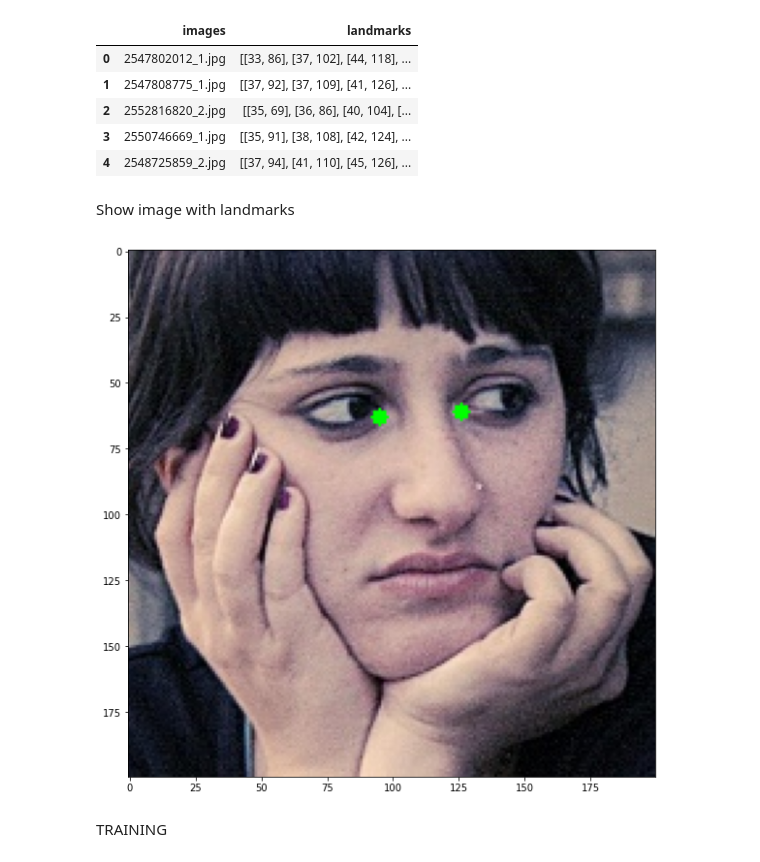
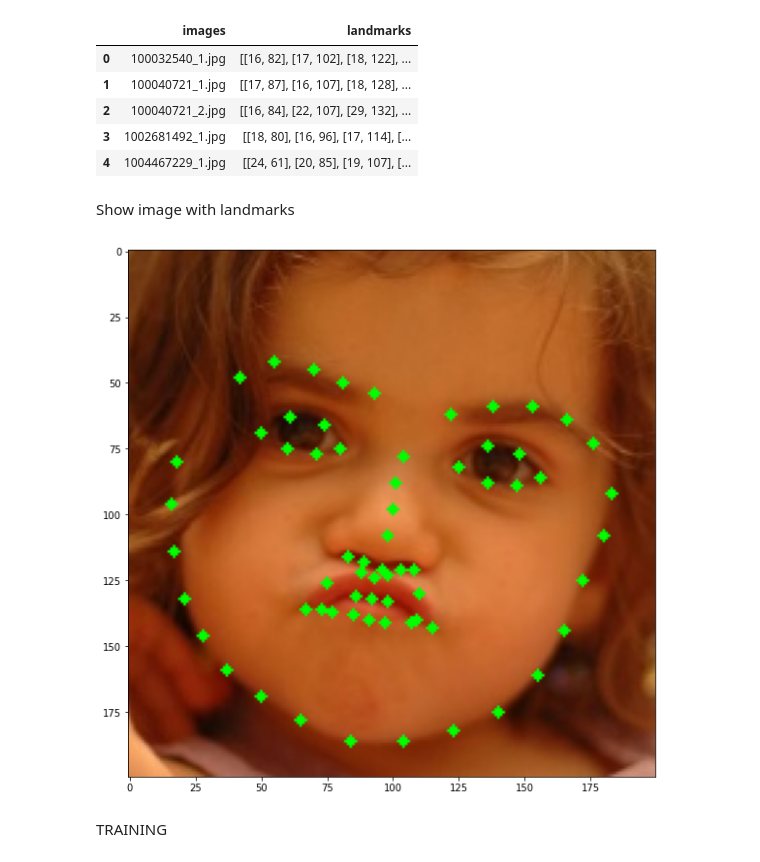
Before and after one commit to AmmarMohamed21/Facial-Landmarks-Detector, a Jupyter notebook: landmark_playground.ipynb, the cells around one changed output. Cells and saved outputs as stored; diff of their text form; code cells hidden in the pictures.

Commit message:
landmark detector

```diff
--- a/landmark_playground.ipynb
+++ b/landmark_playground.ipynb
@@ -20,33 +71,34 @@ import joblib
 # %%
-df = pd.read_csv('datasets/croppedHelen65_2.csv')
+df = pd.read_csv('combined/combined_train.csv')
 # %%
 df.head()
 # %% [output]
 |  | images | landmarks |
-| 0 | 2547802012_1.jpg | [[33, 86], [37, 102], [44, 118], ... |
-| 1 | 2547808775_1.jpg | [[37, 92], [37, 109], [41, 126], ... |
-| 2 | 2552816820_2.jpg | [[35, 69], [36, 86], [40, 104], [... |
-| 3 | 2550746669_1.jpg | [[35, 91], [38, 108], [42, 124], ... |
-| 4 | 2548725859_2.jpg | [[37, 94], [41, 110], [45, 126], ... |
+| 0 | 100032540_1.jpg | [[16, 82], [17, 102], [18, 122], ... |
+| 1 | 100040721_1.jpg | [[17, 87], [16, 107], [18, 128], ... |
+| 2 | 100040721_2.jpg | [[16, 84], [22, 107], [29, 132], ... |
+| 3 | 1002681492_1.jpg | [[18, 80], [16, 96], [17, 114], [... |
+| 4 | 1004467229_1.jpg | [[24, 61], [20, 85], [19, 107], [... |
 # %% [markdown]
 Show image with landmarks
 # %%
-imgname = '2547802012_1.jpg'
+imgname = '1002681492_1.jpg'
 landmarks= ast.literal_eval(df.loc[df['images'] == imgname].iloc[0]['landmarks'])
-img = cv2.imread('datasets/croppedHelen2/'+imgname)
-# for i in range(0,len(landmarks)):
-#   cv2.circle(img, (landmarks[i][0],landmarks[i][1]), 3, (0, 255, 0), -1)
-# for i in range(50,51):
-cv2.circle(img, (landmarks[38][0],landmarks[38][1]), 3, (0, 255, 0), -1)
-cv2.circle(img, (landmarks[51][0],landmarks[51][1]), 3, (0, 255, 0), -1)
+img = cv2.imread('combined/trainset/'+imgname)
+for i in range(0,68):
+  cv2.circle(img, (landmarks[i][0],landmarks[i][1]), 2, (0, 255, 0), -1)
+# cv2.circle(img, (landmarks[38][0],landmarks[38][1]), 3, (0, 255, 0), -1)
+# cv2.circle(img, (landmarks[51][0],landmarks[51][1]), 3, (0, 255, 0), -1)
 
 img = cv2.cvtColor(img, cv2.COLOR_BGR2RGB)
 #show image with matplotlib and increase figure size
 fig = plt.figure(figsize=(10, 10))
 plt.imshow(img)
 plt.show()
 
-#right eye is 38
-#left eye is 51
+#right eye start is 38
+#right eye end is 42
+#left eye start is 48
+#left eye end is 51
 # %% [output]
-[figure, old version]
+[figure, new version]
```
Also changed, not shown: parts of 58 cells of this notebook, 4 other files.
